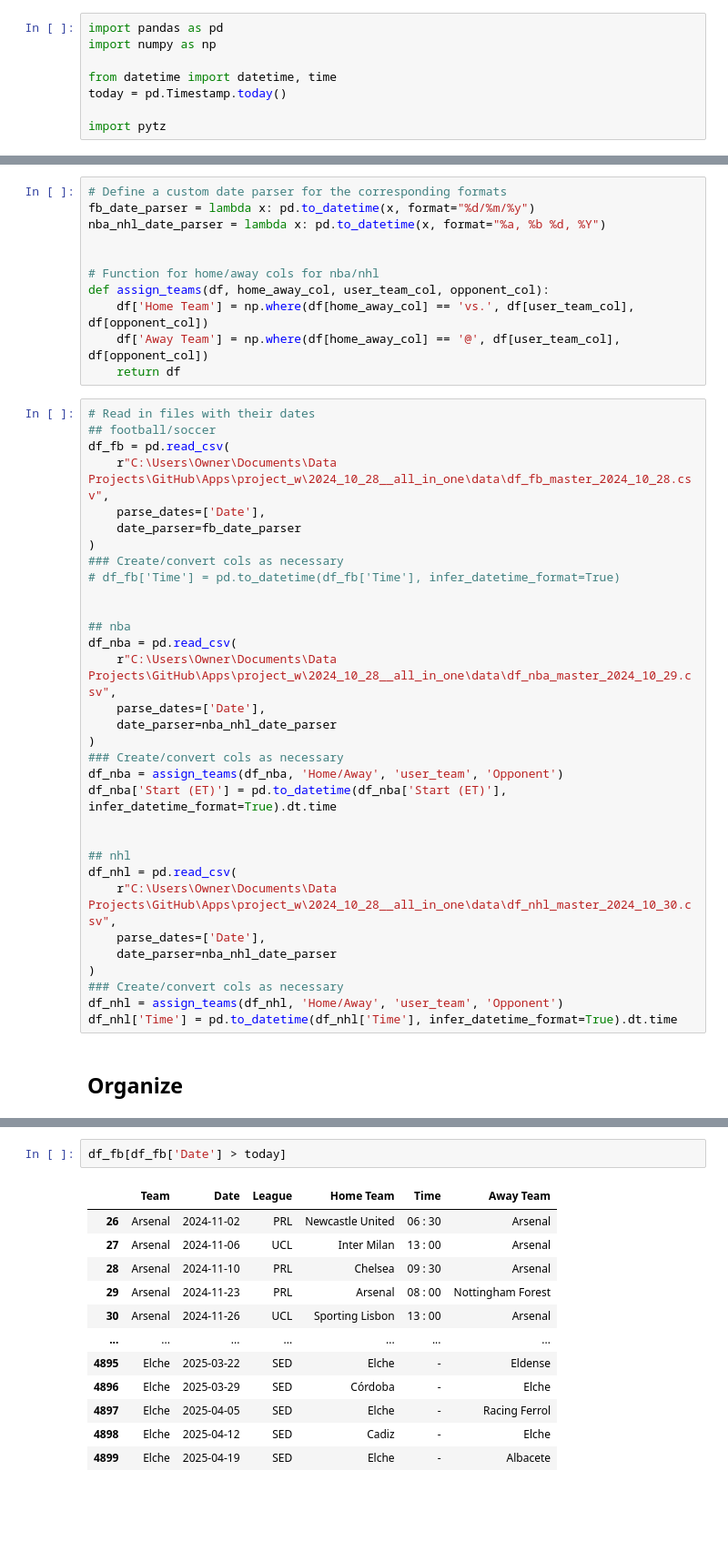
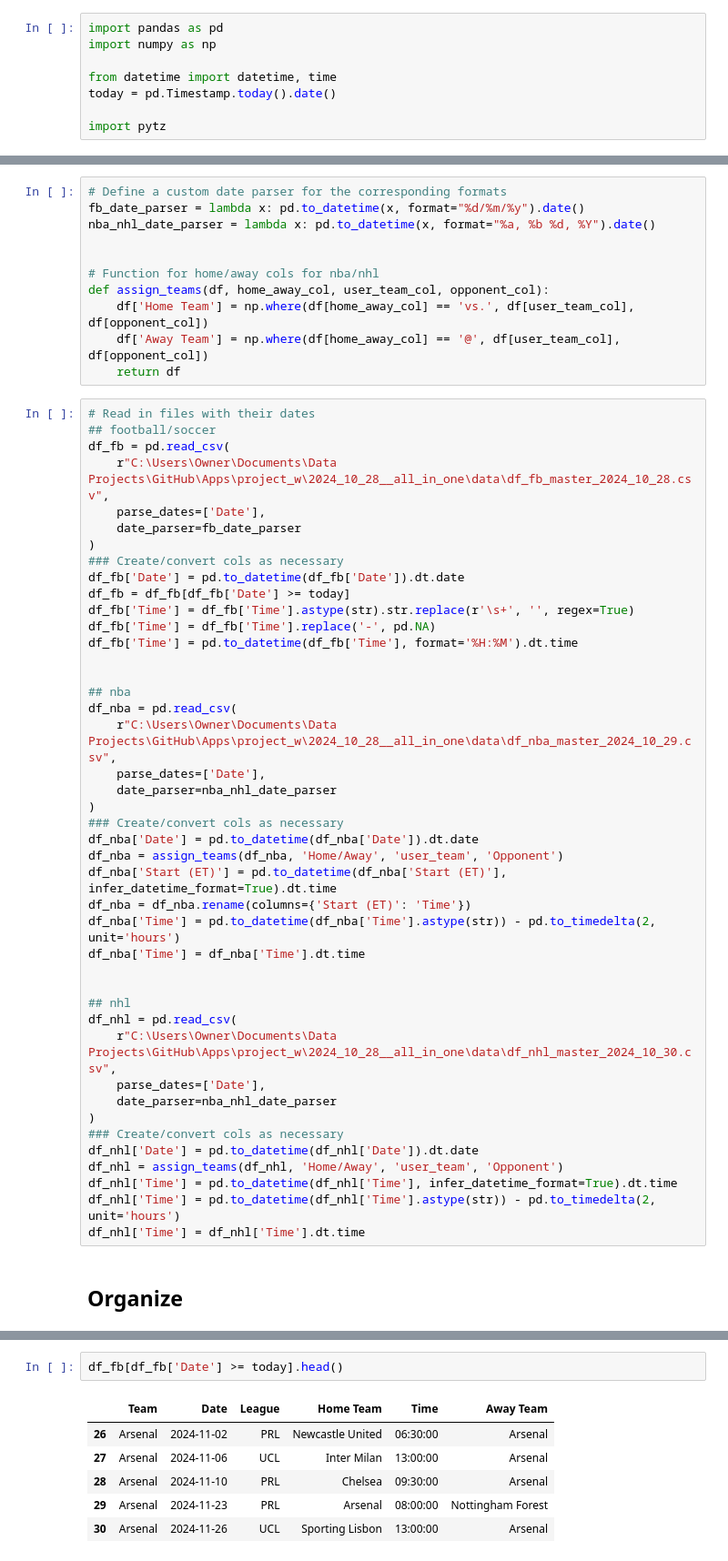
Before and after one commit to chriskopel/project_w, a Jupyter notebook: 2024_10_28__all_in_one/notebooks/all_sports_sandbox.ipynb, the cells around one changed output, grey strips where cells are left out. Shown: that part at 91% size. Cells and saved outputs as stored; diff of their text form; blank space fills up the shorter version.

```diff
--- a/2024_10_28__all_in_one/notebooks/all_sports_sandbox.ipynb
+++ b/2024_10_28__all_in_one/notebooks/all_sports_sandbox.ipynb
@@ -5,15 +5,15 @@ import pandas as pd
 import numpy as np
 
 from datetime import datetime, time
-today = pd.Timestamp.today()
+today = pd.Timestamp.today().date()
 
 import pytz
 # %% [markdown]
 ## Read
 # %%
 # Define a custom date parser for the corresponding formats
-fb_date_parser = lambda x: pd.to_datetime(x, format="%d/%m/%y")
-nba_nhl_date_parser = lambda x: pd.to_datetime(x, format="%a, %b %d, %Y")
+fb_date_parser = lambda x: pd.to_datetime(x, format="%d/%m/%y").date()
+nba_nhl_date_parser = lambda x: pd.to_datetime(x, format="%a, %b %d, %Y").date()
 
 
 # Function for home/away cols for nba/nhl
@@ -30,7 +30,11 @@ df_fb = pd.read_csv(
     date_parser=fb_date_parser
 )
 ### Create/convert cols as necessary
-# df_fb['Time'] = pd.to_datetime(df_fb['Time'], infer_datetime_format=True)
+df_fb['Date'] = pd.to_datetime(df_fb['Date']).dt.date
+df_fb = df_fb[df_fb['Date'] >= today]
+df_fb['Time'] = df_fb['Time'].astype(str).str.replace(r'\s+', '', regex=True)
+df_fb['Time'] = df_fb['Time'].replace('-', pd.NA)
+df_fb['Time'] = pd.to_datetime(df_fb['Time'], format='%H:%M').dt.time
 
 
 ## nba
@@ -40,8 +44,12 @@ df_nba = pd.read_csv(
     date_parser=nba_nhl_date_parser
 )
 ### Create/convert cols as necessary
+df_nba['Date'] = pd.to_datetime(df_nba['Date']).dt.date
 df_nba = assign_teams(df_nba, 'Home/Away', 'user_team', 'Opponent')
 df_nba['Start (ET)'] = pd.to_datetime(df_nba['Start (ET)'], infer_datetime_format=True).dt.time
+df_nba = df_nba.rename(columns={'Start (ET)': 'Time'})
+df_nba['Time'] = pd.to_datetime(df_nba['Time'].astype(str)) - pd.to_timedelta(2, unit='hours')
+df_nba['Time'] = df_nba['Time'].dt.time
 
 
 ## nhl
@@ -51,7 +59,10 @@ df_nhl = pd.read_csv(
     date_parser=nba_nhl_date_parser
 )
 ### Create/convert cols as necessary
+df_nhl['Date'] = pd.to_datetime(df_nhl['Date']).dt.date
 df_nhl = assign_teams(df_nhl, 'Home/Away', 'user_team', 'Opponent')
 df_nhl['Time'] = pd.to_datetime(df_nhl['Time'], infer_datetime_format=True).dt.time
+df_nhl['Time'] = pd.to_datetime(df_nhl['Time'].astype(str)) - pd.to_timedelta(2, unit='hours')
+df_nhl['Time'] = df_nhl['Time'].dt.time
 # %% [markdown]
 ## Organize
@@ -58,15 +78,9 @@ df_nhl['Time'] = pd.to_datetime(df_nhl['Time'], infer_datetime_format=True).dt.t
 # %%
-df_fb[df_fb['Date'] > today]
+df_fb[df_fb['Date'] >= today].head()
 # %% [output]
 |  | Team | Date | League | Home Team | Time | Away Team |
-| 26 | Arsenal | 2024-11-02 | PRL | Newcastle United | 06 : 30 | Arsenal |
-| 27 | Arsenal | 2024-11-06 | UCL | Inter Milan | 13 : 00 | Arsenal |
-| 28 | Arsenal | 2024-11-10 | PRL | Chelsea | 09 : 30 | Arsenal |
-| 29 | Arsenal | 2024-11-23 | PRL | Arsenal | 08 : 00 | Nottingham Forest |
-| 30 | Arsenal | 2024-11-26 | UCL | Sporting Lisbon | 13 : 00 | Arsenal |
-| ... | ... | ... | ... | ... | ... | ... |
-| 4895 | Elche | 2025-03-22 | SED | Elche | - | Eldense |
-| 4896 | Elche | 2025-03-29 | SED | Córdoba | - | Elche |
-| 4897 | Elche | 2025-04-05 | SED | Elche | - | Racing Ferrol |
-| 4898 | Elche | 2025-04-12 | SED | Cadiz | - | Elche |
-| 4899 | Elche | 2025-04-19 | SED | Elche | - | Albacete |
+| 26 | Arsenal | 2024-11-02 | PRL | Newcastle United | 06:30:00 | Arsenal |
+| 27 | Arsenal | 2024-11-06 | UCL | Inter Milan | 13:00:00 | Arsenal |
+| 28 | Arsenal | 2024-11-10 | PRL | Chelsea | 09:30:00 | Arsenal |
+| 29 | Arsenal | 2024-11-23 | PRL | Arsenal | 08:00:00 | Nottingham Forest |
+| 30 | Arsenal | 2024-11-26 | UCL | Sporting Lisbon | 13:00:00 | Arsenal |
```
Also changed, not shown: parts of 11 cells of this notebook.
